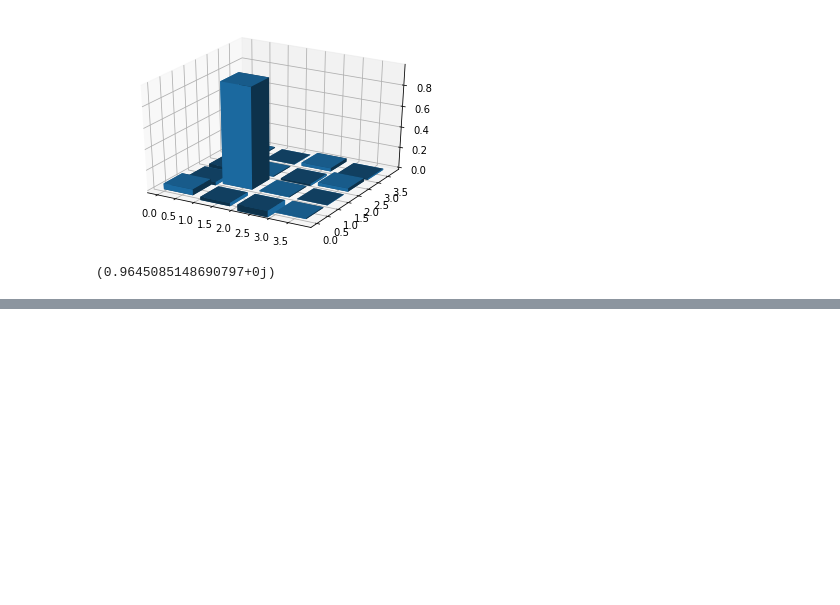
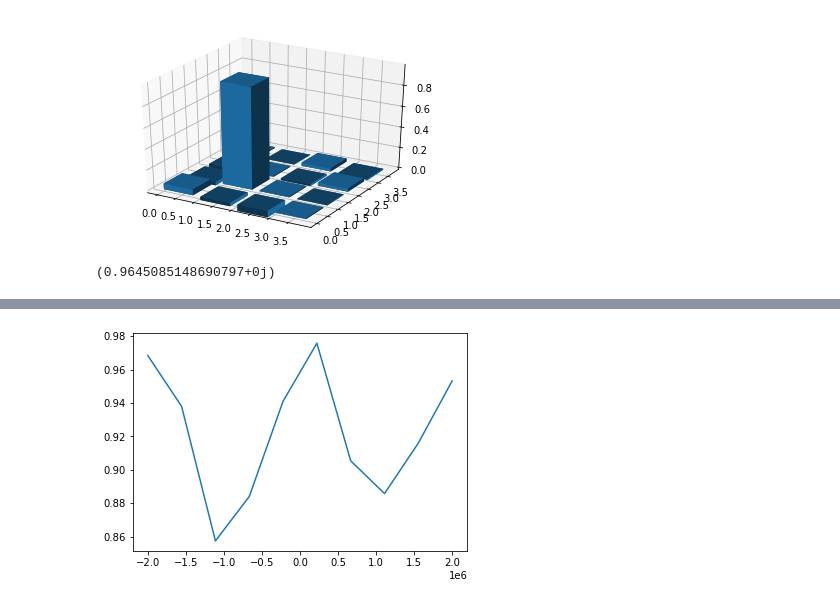
Before and after one commit to panbae59/smooth-optimal-control-2, a Jupyter notebook: tomography.ipynb, the cells around one changed output, grey strips where cells are left out. Drawn from its saved outputs; the diff is of its cells as text; code cells hidden in the pictures; blank space fills up the shorter version.

```diff
--- a/tomography.ipynb
+++ b/tomography.ipynb
@@ -78,0 +362,4 @@ tomography.gate_fidelity(pi_process_matrix.reshape(4, 4), ideal_process_matrix)
+# %%
+tomography.plot_detuning_fidelity('gate_tomography_result\SOC_base_SOC_X_gate.csv', 'gate_tomography_result\SOC_base_SOC_X_gate.png')
+# %% [output]
+[figure, added]
```
Also changed, not shown: parts of 5 cells of this notebook, 9 other files.
